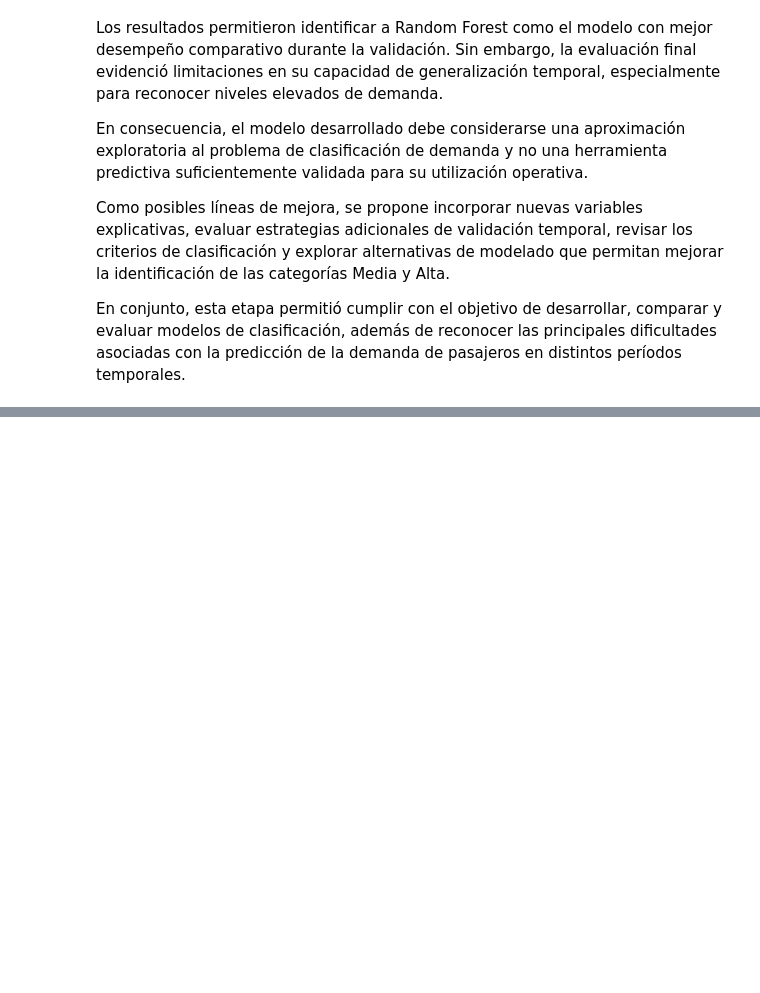
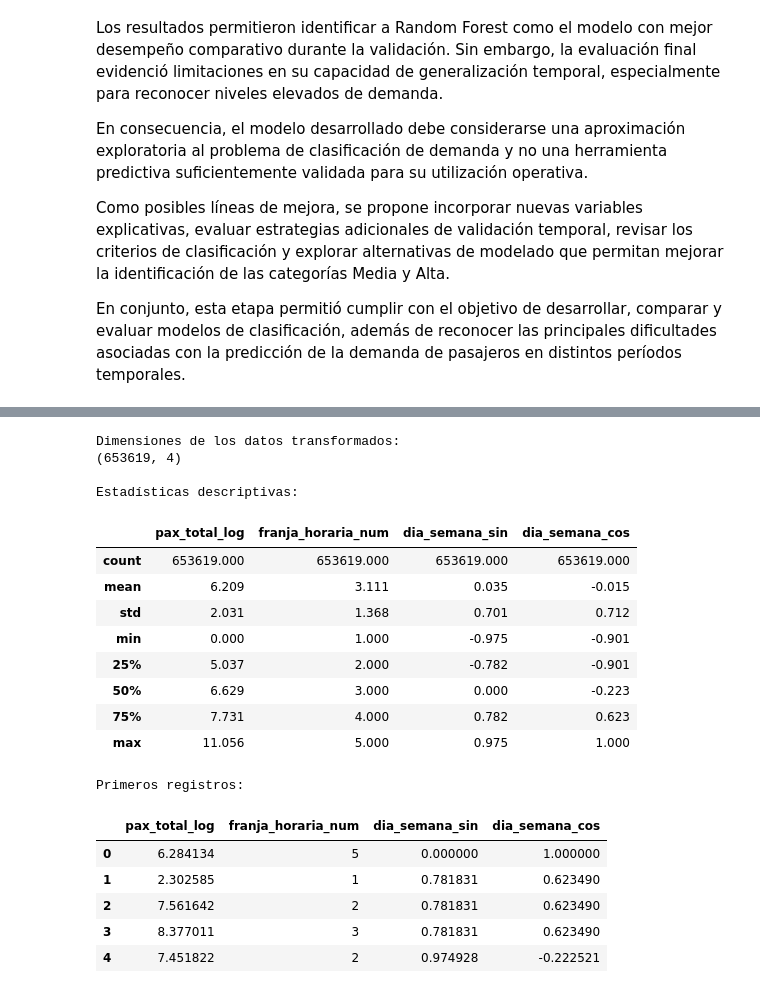
Before and after one commit to ChronosXV/Metodologia_grupo2, a Jupyter notebook: Metodologia_1_Grupo_2_Modelado_ML.ipynb, the cells around one changed output, grey strips where cells are left out. Drawn from its saved outputs; the diff is of its cells as text; code cells hidden in the pictures; blank space fills up the shorter version.

```diff
--- a/Metodologia_1_Grupo_2_Modelado_ML.ipynb
+++ b/Metodologia_1_Grupo_2_Modelado_ML.ipynb
@@ -2112,0 +2208,57 @@ En conjunto, esta etapa permitió cumplir con el objetivo de desarrollar, compar
+# %%
+# Crear una copia para transformar las variables
+df_kmeans_transformado = df_kmeans.copy()
+
+# Reducir la influencia de valores elevados de pasajeros
+df_kmeans_transformado["pax_total_log"] = np.log1p(
+    df_kmeans_transformado["pax_total"]
+)
+
+# Representar el día de la semana como una variable cíclica
+df_kmeans_transformado["dia_semana_sin"] = np.sin(
+    2 * np.pi * df_kmeans_transformado["dia_semana"] / 7
+)
+
+df_kmeans_transformado["dia_semana_cos"] = np.cos(
+    2 * np.pi * df_kmeans_transformado["dia_semana"] / 7
+)
+
+# Seleccionar las características transformadas
+columnas_kmeans = [
+    "pax_total_log",
+    "franja_horaria_num",
+    "dia_semana_sin",
+    "dia_semana_cos"
+]
+
+X_kmeans = df_kmeans_transformado[columnas_kmeans].copy()
+
+print("Dimensiones de los datos transformados:")
+print(X_kmeans.shape)
+
+print("\nEstadísticas descriptivas:")
+display(X_kmeans.describe().round(3))
+
+print("\nPrimeros registros:")
+display(X_kmeans.head())
+# %% [output]
+Dimensiones de los datos transformados:
+(653619, 4)
+
+Estadísticas descriptivas:
+|  | pax_total_log | franja_horaria_num | dia_semana_sin | dia_semana_cos |
+| count | 653619.000 | 653619.000 | 653619.000 | 653619.000 |
+| mean | 6.209 | 3.111 | 0.035 | -0.015 |
+| std | 2.031 | 1.368 | 0.701 | 0.712 |
+| min | 0.000 | 1.000 | -0.975 | -0.901 |
+| 25% | 5.037 | 2.000 | -0.782 | -0.901 |
+| 50% | 6.629 | 3.000 | 0.000 | -0.223 |
+| 75% | 7.731 | 4.000 | 0.782 | 0.623 |
+| max | 11.056 | 5.000 | 0.975 | 1.000 |
+Primeros registros:
+|  | pax_total_log | franja_horaria_num | dia_semana_sin | dia_semana_cos |
+| 0 | 6.284134 | 5 | 0.000000 | 1.000000 |
+| 1 | 2.302585 | 1 | 0.781831 | 0.623490 |
+| 2 | 7.561642 | 2 | 0.781831 | 0.623490 |
+| 3 | 8.377011 | 3 | 0.781831 | 0.623490 |
+| 4 | 7.451822 | 2 | 0.974928 | -0.222521 |
```
Also changed, not shown: parts of 43 cells of this notebook.
